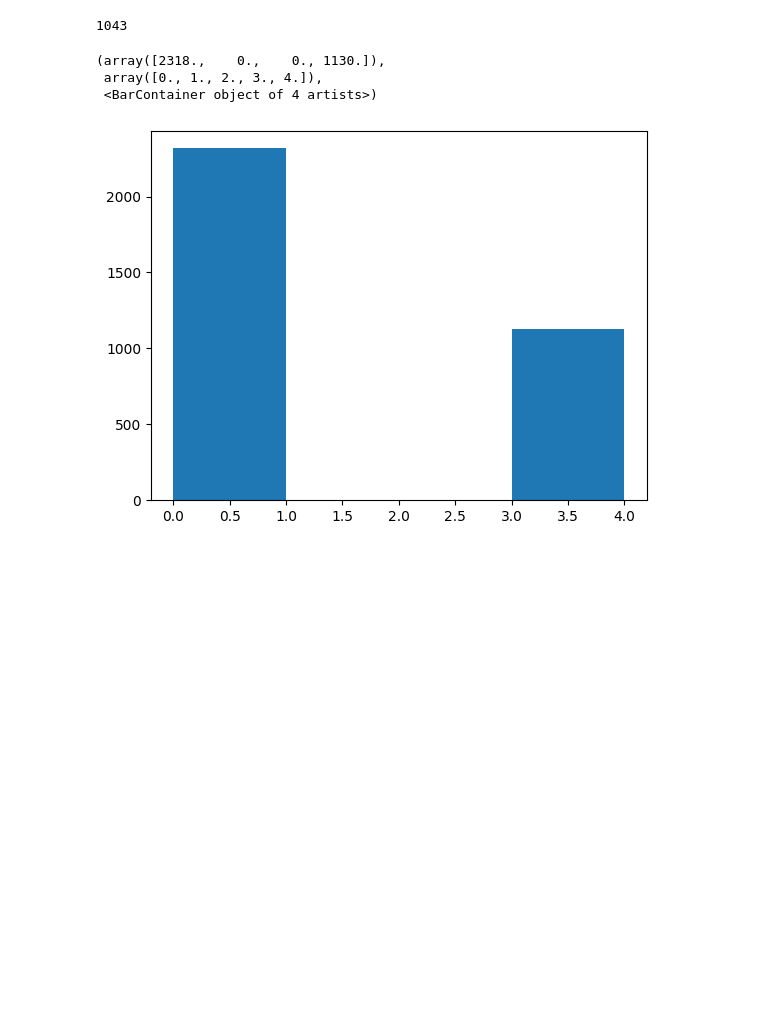
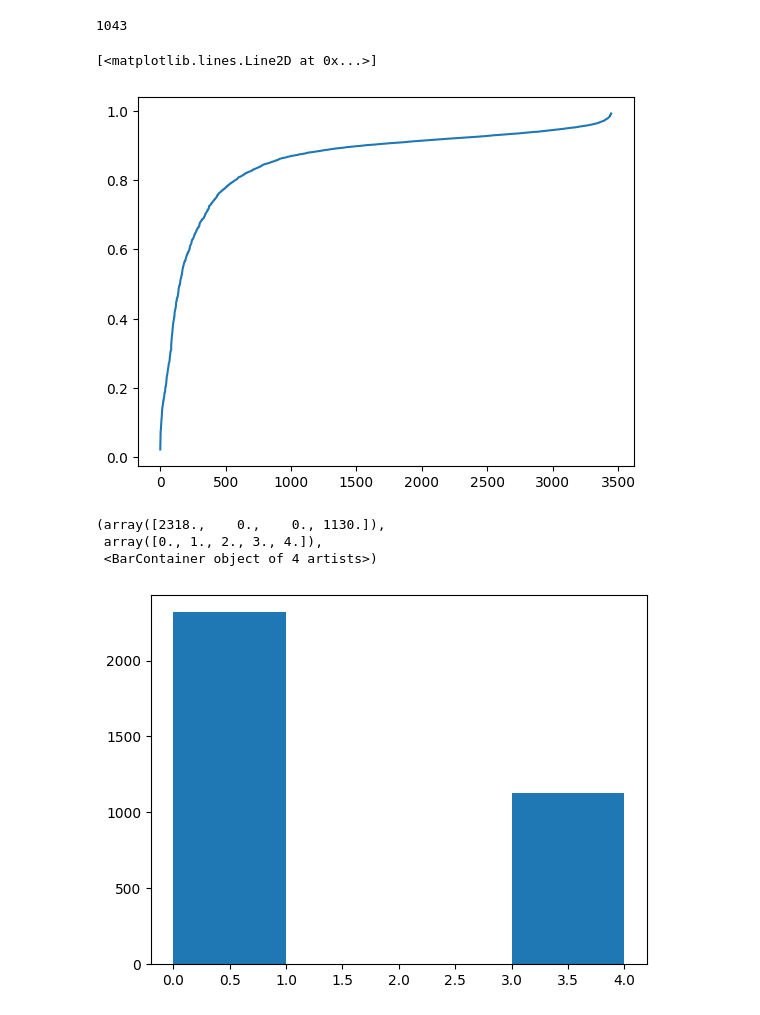
Before and after one commit to aliencaocao/TIL-2023, a Jupyter notebook: CV/SOLIDER-REID/test.ipynb, the cells around one changed output. Saved outputs shown, nothing was run; the diff lists cells and outputs as text; code cells hidden in the pictures; blank space fills up the shorter version.

```diff
--- a/CV/SOLIDER-REID/test.ipynb
+++ b/CV/SOLIDER-REID/test.ipynb
@@ -9,7 +9,7 @@ len(df[df['class'] == 1])
 # %% [output]
 1043
 # %%
-reid_df = pd.read_csv('./log_SGD_500epoch_continue_1e-4LR_expanded/results.csv')
+reid_df = pd.read_csv('./log_SGD_500epoch_5e-3LR_expanded_autoaugment/results.csv')
 with open('../RT-DETR/submissions/wbf_0.88x no aug best conf 0.5 no reid lb 0.306_0.882 manyaug best conf 0.7 no reid lb 0.30378 lb 0.307922_bbox_mapping.json', 'r') as f:
     mapping = json.load(f)
 batched_mapping = {}
@@ -17,6 +17,12 @@ for k, v in mapping.items():
     k = k.replace('\\', '/')
     batched_mapping['/'.join(k.split('/')[:4] + ['test_old'] + k.split('/')[5:])] = v  # 6: for image folder structure mapping json, 5: for new one
 mapping = batched_mapping
+# %%
+from matplotlib import pyplot as plt
+plt.plot(sorted(reid_df['result'].tolist()))
+# %% [output]
+[<matplotlib.lines.Line2D at 0x...>]
+[figure, added]
 # %%
 # run this cell if results.csv is from a rotation expanded inference
 pattern = re.compile(r'([-\d]+)_c(\d+)')
```
Also changed, not shown: parts of 1 cell of this notebook, 10 other files.
